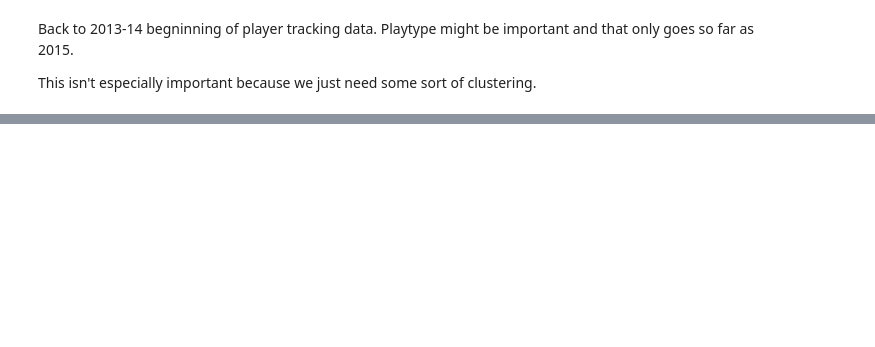
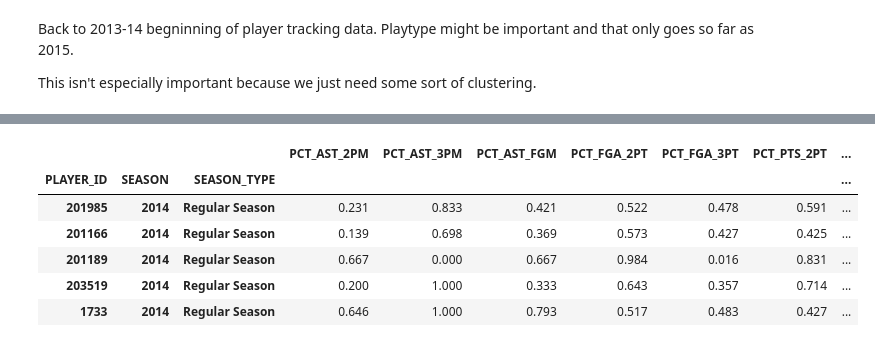
Before and after one commit to dhosk/Spring-2018, a Jupyter notebook: Final_Project_Data_Gathering.ipynb, the cells around one changed output, grey strips where cells are left out. Saved outputs shown, nothing was run; the diff lists cells and outputs as text; code cells hidden in the pictures; blank space fills up the shorter version.

```diff
--- a/Final_Project_Data_Gathering.ipynb
+++ b/Final_Project_Data_Gathering.ipynb
@@ -664,35 +698,43 @@ scoring.columns
 # %%
 scoring_full= pd.DataFrame(columns=scoring.columns)
 
 for i in range(13,18):
     params.update({'SeasonType':'Regular Season'})
 
     year="20"+format(i,'02d')+"-"+format(i+1,'02d')
     params.update({'Season':year})
     reg_season = get_nba_data(endpt=endpt,params=params)
     reg_season['SEASON_TYPE'] = 'Regular Season'
     params.update({'SeasonType':'Playoffs'})
 
     playoff = get_nba_data(endpt=endpt,params=params)
     playoff['SEASON_TYPE'] = 'Playoffs'
     merged = pd.concat([reg_season,playoff])
     merged = merged.loc[:,~merged.columns.str.contains('RANK')]\
-                        .drop(['CFID','CFPARAMS']
+                        .drop(['CFID','CFPARAMS','W','L','W_PCT',
+                                           'PLAYER_NAME','TEAM_ID','TEAM_ABBREVIATION',
+                                           'AGE','GP','MIN'
+                                          ]
                               ,axis=1)
     merged['SEASON']= 2001+i
 
     scoring_full = pd.concat([scoring_full,merged])
 
-newcols = scoring_full.columns[scoring_full.columns=='PLAYER_NAME'].append(
-scoring_full.columns[scoring_full.columns!='PLAYER_NAME'])
 scoring_full['SEASON']=pd.Series(scoring_full.SEASON,dtype='int64')
 
 scoring_full['PLAYER_ID']=pd.Series(scoring_full.PLAYER_ID,dtype='int64')
 scoring_full['PLAYER_ID']=pd.Series(scoring_full.PLAYER_ID,dtype='str')
 
-scoring_full = scoring_full[newcols]\
-                        .set_index(['PLAYER_ID','SEASON','SEASON_TYPE'])
+scoring_full = scoring_full.set_index(['PLAYER_ID','SEASON','SEASON_TYPE'])
 scoring_full.head()
+# %% [output]
+|  |  |  | PCT_AST_2PM | PCT_AST_3PM | PCT_AST_FGM | PCT_FGA_2PT | PCT_FGA_3PT | PCT_PTS_2PT | ... |
+| PLAYER_ID | SEASON | SEASON_TYPE |  |  |  |  |  |  | ... |
+| 201985 | 2014 | Regular Season | 0.231 | 0.833 | 0.421 | 0.522 | 0.478 | 0.591 | ... |
+| 201166 | 2014 | Regular Season | 0.139 | 0.698 | 0.369 | 0.573 | 0.427 | 0.425 | ... |
+| 201189 | 2014 | Regular Season | 0.667 | 0.000 | 0.667 | 0.984 | 0.016 | 0.831 | ... |
+| 203519 | 2014 | Regular Season | 0.200 | 1.000 | 0.333 | 0.643 | 0.357 | 0.714 | ... |
+| 1733 | 2014 | Regular Season | 0.646 | 1.000 | 0.793 | 0.517 | 0.483 | 0.427 | ... |
 # %%
 year="2017-18"
 endpt = 'playerdashptshotdefend'
```
Also changed, not shown: parts of 21 cells of this notebook, 4 other files.
